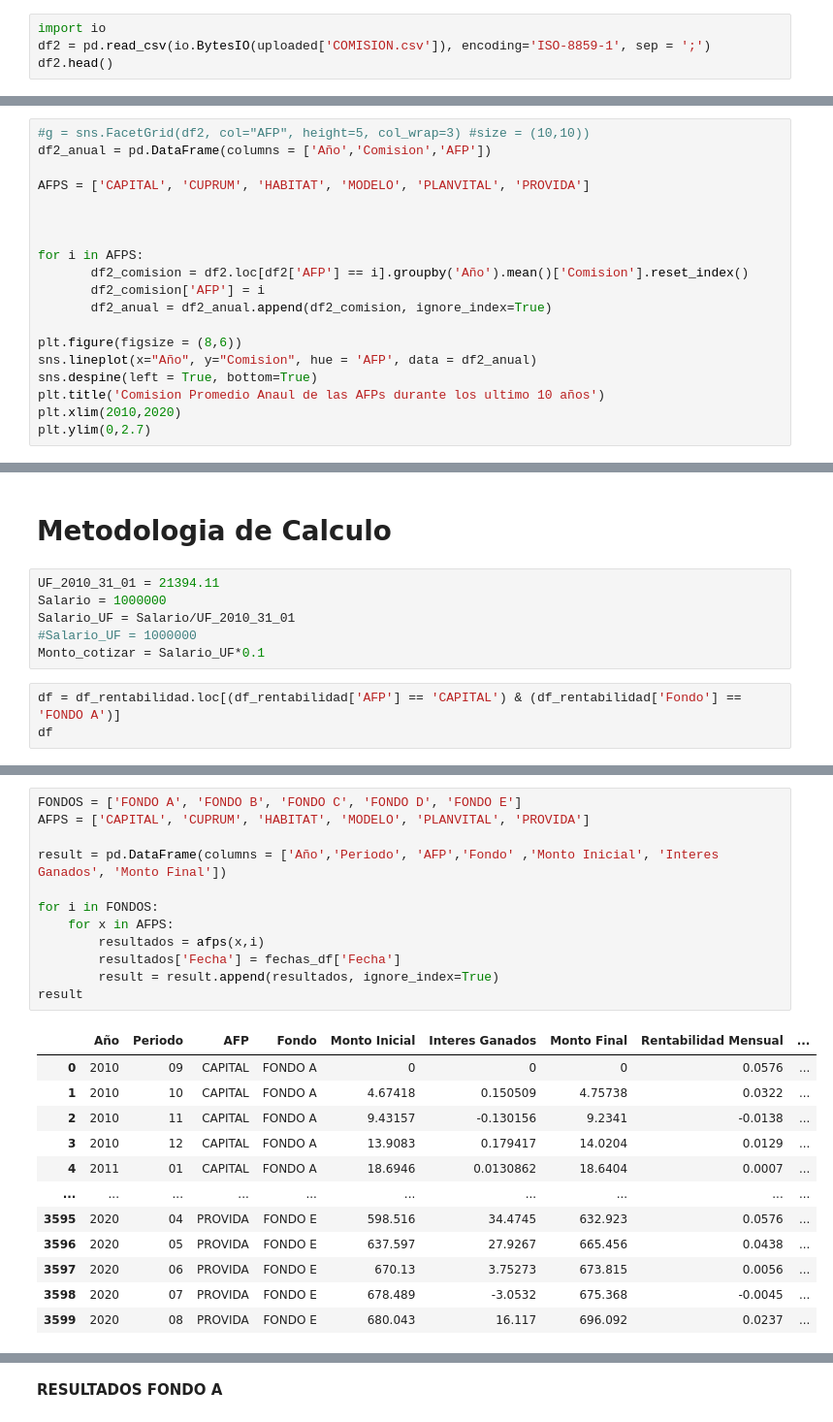
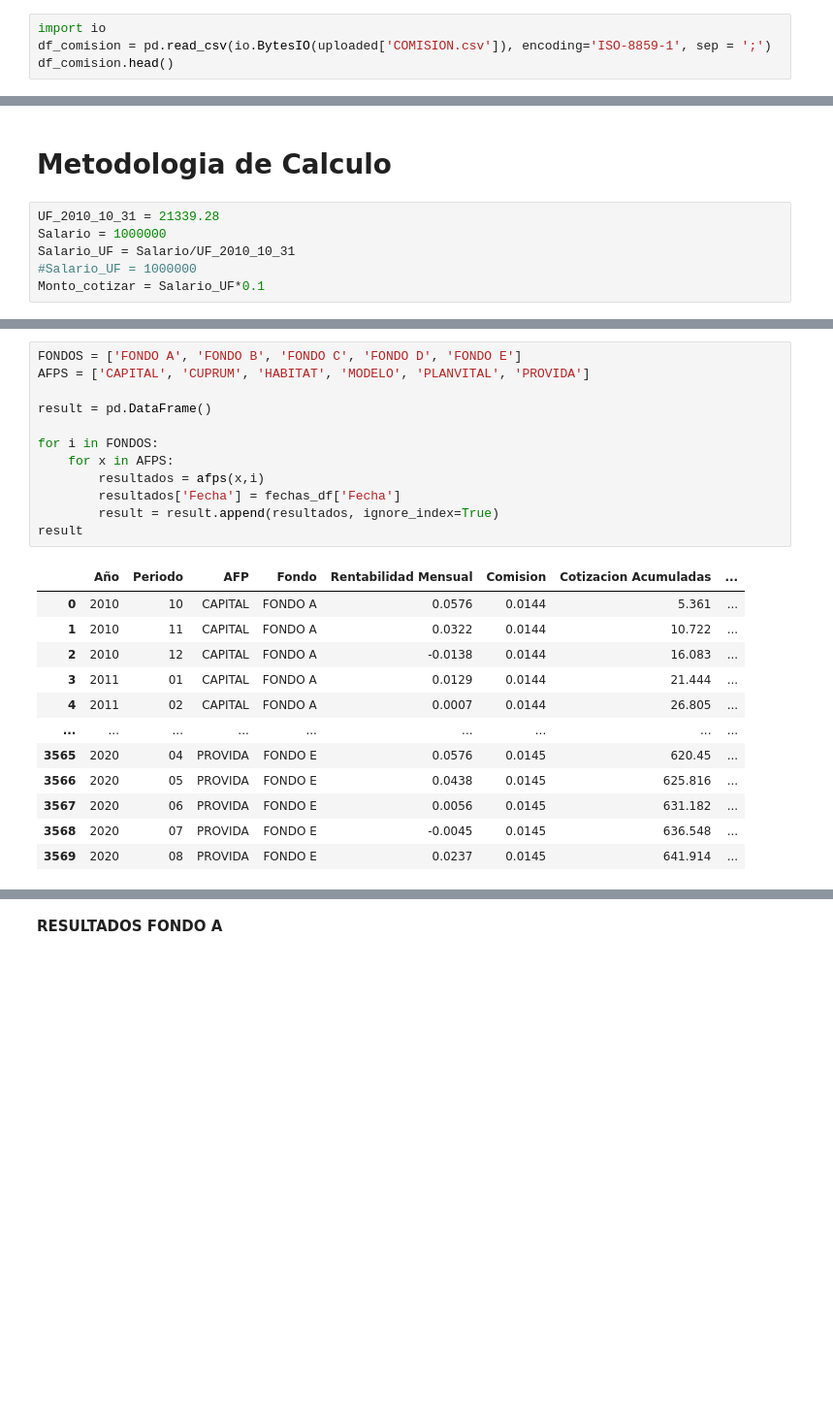
Before and after one commit to Foco22/AFPs, a Jupyter notebook: AnalisisAFPs.ipynb, the cells around one changed output, grey strips where cells are left out. Shown: that part at 97% size. Saved outputs shown, nothing was run; the diff lists cells and outputs as text; blank space fills up the shorter version.

```diff
--- a/AnalisisAFPs.ipynb
+++ b/AnalisisAFPs.ipynb
@@ -405,8 +363,8 @@ uploaded = files.upload()
 Saving COMISION.csv to COMISION.csv
 # %%
 import io
-df2 = pd.read_csv(io.BytesIO(uploaded['COMISION.csv']), encoding='ISO-8859-1', sep = ';')
-df2.head()
+df_comision = pd.read_csv(io.BytesIO(uploaded['COMISION.csv']), encoding='ISO-8859-1', sep = ';')
+df_comision.head()
 # %% [output]
 |  | Fecha | Año | Periodo | Comision | AFP |
 | 0 | 31-10-2010 | 2010 | 10 | 1.44 | CAPITAL |
@@ -432,19 +374,0 @@ memory usage: 28.2+ KB
-# %%
-#g = sns.FacetGrid(df2, col="AFP", height=5, col_wrap=3) #size = (10,10))
-df2_anual = pd.DataFrame(columns = ['Año','Comision','AFP'])
-
-AFPS = ['CAPITAL', 'CUPRUM', 'HABITAT', 'MODELO', 'PLANVITAL', 'PROVIDA']
-
-
-
-for i in AFPS:
-       df2_comision = df2.loc[df2['AFP'] == i].groupby('Año').mean()['Comision'].reset_index()
-       df2_comision['AFP'] = i
-       df2_anual = df2_anual.append(df2_comision, ignore_index=True)
-
-plt.figure(figsize = (8,6))
-sns.lineplot(x="Año", y="Comision", hue = 'AFP', data = df2_anual)
-sns.despine(left = True, bottom=True)
-plt.title('Comision Promedio Anaul de las AFPs durante los ultimo 10 años')
-plt.xlim(2010,2020)
-plt.ylim(0,2.7)
@@ -454,11 +413,8 @@ plt.ylim(0,2.7)
 # %% [markdown]
 # **Metodologia de Calculo**
 # %%
-UF_2010_31_01 = 21394.11
+UF_2010_10_31 = 21339.28
 Salario = 1000000
-Salario_UF = Salario/UF_2010_31_01
+Salario_UF = Salario/UF_2010_10_31
 #Salario_UF = 1000000
 Monto_cotizar = Salario_UF*0.1
-# %%
-df = df_rentabilidad.loc[(df_rentabilidad['AFP'] == 'CAPITAL') & (df_rentabilidad['Fondo'] == 'FONDO A')]
-df
@@ -539,25 +471,25 @@ afps('CAPITAL','FONDO A')
 # %%
 FONDOS = ['FONDO A', 'FONDO B', 'FONDO C', 'FONDO D', 'FONDO E']
 AFPS = ['CAPITAL', 'CUPRUM', 'HABITAT', 'MODELO', 'PLANVITAL', 'PROVIDA']
 
-result = pd.DataFrame(columns = ['Año','Periodo', 'AFP','Fondo' ,'Monto Inicial', 'Interes Ganados', 'Monto Final'])
+result = pd.DataFrame()
 
 for i in FONDOS:
     for x in AFPS:
         resultados = afps(x,i)
         resultados['Fecha'] = fechas_df['Fecha']
         result = result.append(resultados, ignore_index=True)
 result
 # %% [output]
-|  | Año | Periodo | AFP | Fondo | Monto Inicial | Interes Ganados | Monto Final | Rentabilidad Mensual | ... |
-| 0 | 2010 | 09 | CAPITAL | FONDO A | 0 | 0 | 0 | 0.0576 | ... |
-| 1 | 2010 | 10 | CAPITAL | FONDO A | 4.67418 | 0.150509 | 4.75738 | 0.0322 | ... |
-| 2 | 2010 | 11 | CAPITAL | FONDO A | 9.43157 | -0.130156 | 9.2341 | -0.0138 | ... |
-| 3 | 2010 | 12 | CAPITAL | FONDO A | 13.9083 | 0.179417 | 14.0204 | 0.0129 | ... |
-| 4 | 2011 | 01 | CAPITAL | FONDO A | 18.6946 | 0.0130862 | 18.6404 | 0.0007 | ... |
-| ... | ... | ... | ... | ... | ... | ... | ... | ... | ... |
-| 3595 | 2020 | 04 | PROVIDA | FONDO E | 598.516 | 34.4745 | 632.923 | 0.0576 | ... |
-| 3596 | 2020 | 05 | PROVIDA | FONDO E | 637.597 | 27.9267 | 665.456 | 0.0438 | ... |
-| 3597 | 2020 | 06 | PROVIDA | FONDO E | 670.13 | 3.75273 | 673.815 | 0.0056 | ... |
-| 3598 | 2020 | 07 | PROVIDA | FONDO E | 678.489 | -3.0532 | 675.368 | -0.0045 | ... |
-| 3599 | 2020 | 08 | PROVIDA | FONDO E | 680.043 | 16.117 | 696.092 | 0.0237 | ... |
+|  | Año | Periodo | AFP | Fondo | Rentabilidad Mensual | Comision | Cotizacion Acumuladas | ... |
+| 0 | 2010 | 10 | CAPITAL | FONDO A | 0.0576 | 0.0144 | 5.361 | ... |
+| 1 | 2010 | 11 | CAPITAL | FONDO A | 0.0322 | 0.0144 | 10.722 | ... |
+| 2 | 2010 | 12 | CAPITAL | FONDO A | -0.0138 | 0.0144 | 16.083 | ... |
+| 3 | 2011 | 01 | CAPITAL | FONDO A | 0.0129 | 0.0144 | 21.444 | ... |
+| 4 | 2011 | 02 | CAPITAL | FONDO A | 0.0007 | 0.0144 | 26.805 | ... |
+| ... | ... | ... | ... | ... | ... | ... | ... | ... |
+| 3565 | 2020 | 04 | PROVIDA | FONDO E | 0.0576 | 0.0145 | 620.45 | ... |
+| 3566 | 2020 | 05 | PROVIDA | FONDO E | 0.0438 | 0.0145 | 625.816 | ... |
+| 3567 | 2020 | 06 | PROVIDA | FONDO E | 0.0056 | 0.0145 | 631.182 | ... |
+| 3568 | 2020 | 07 | PROVIDA | FONDO E | -0.0045 | 0.0145 | 636.548 | ... |
+| 3569 | 2020 | 08 | PROVIDA | FONDO E | 0.0237 | 0.0145 | 641.914 | ... |
```
Also changed, not shown: parts of 46 cells of this notebook.
